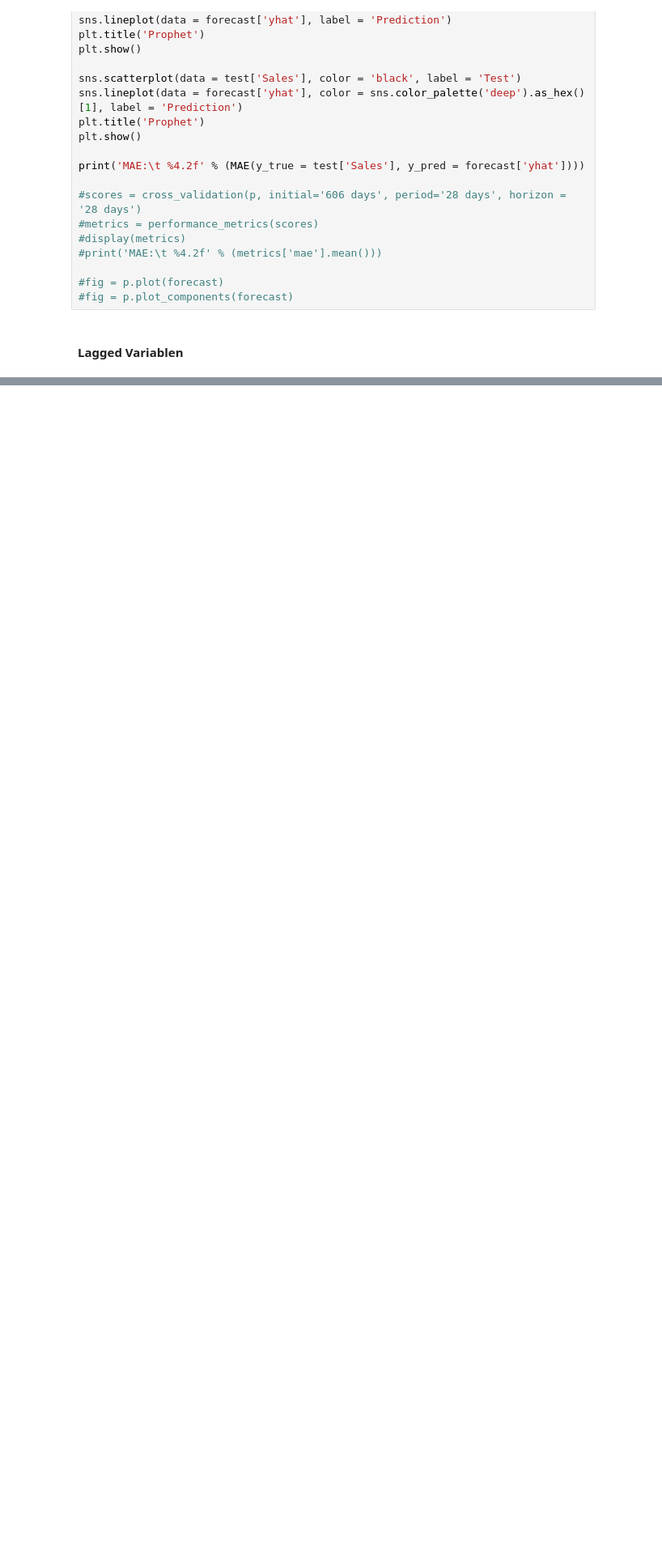
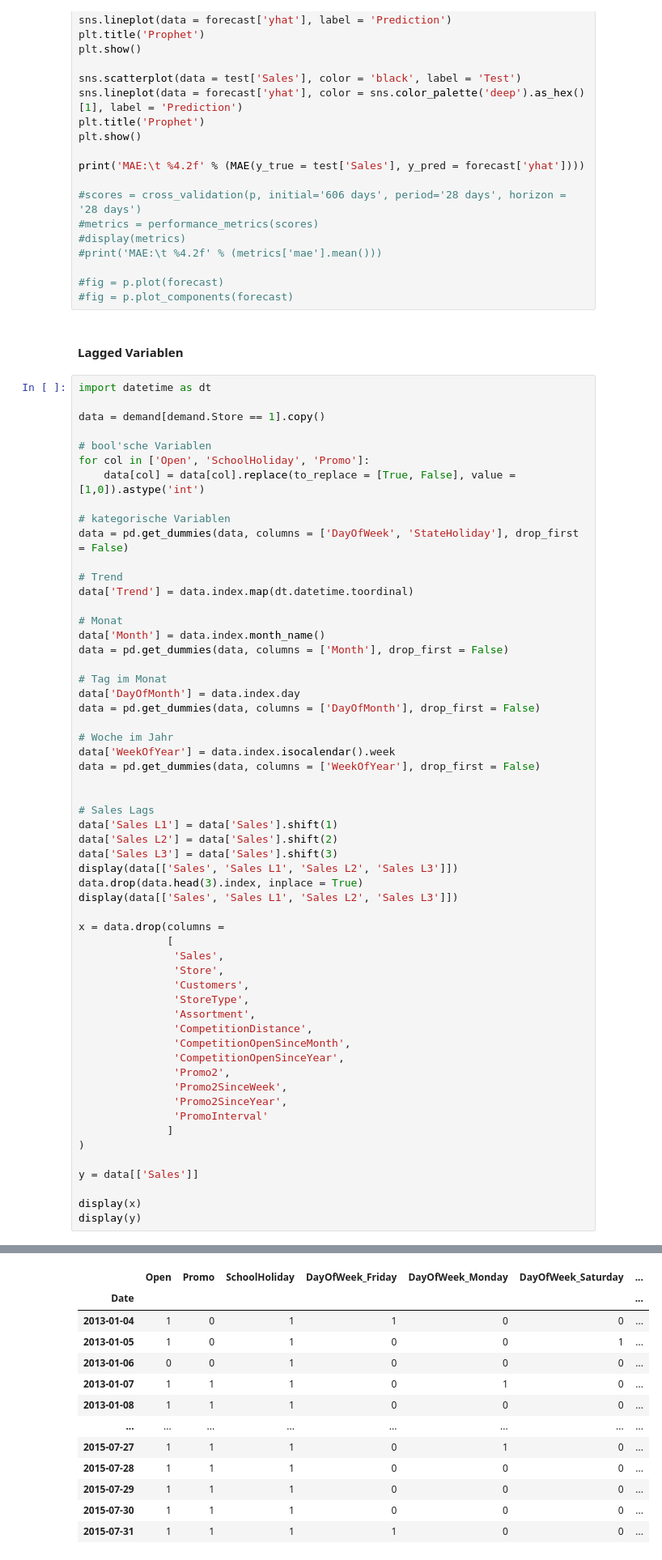
Before and after one commit to schemm/forecasting, a Jupyter notebook: RossmannStoreSales.ipynb, the cells around one changed output, grey strips where cells are left out. Shown at 81% size. Drawn from its saved outputs; the diff is of its cells as text; blank space fills up the shorter version.

Commit message:
added lagged variables

```diff
--- a/RossmannStoreSales.ipynb
+++ b/RossmannStoreSales.ipynb
@@ -459,3 +459,61 @@ print('MAE:\t %4.2f' % (MAE(y_true = test['Sales'], y_pred = forecast['yhat'])))
 #fig = p.plot_components(forecast)
 # %% [markdown]
 #### Lagged Variablen
+# %%
+import datetime as dt
+
+data = demand[demand.Store == 1].copy()
+
+# bool'sche Variablen
+for col in ['Open', 'SchoolHoliday', 'Promo']:
+    data[col] = data[col].replace(to_replace = [True, False], value = [1,0]).astype('int')
+
+# kategorische Variablen
+data = pd.get_dummies(data, columns = ['DayOfWeek', 'StateHoliday'], drop_first = False)
+
+# Trend
+data['Trend'] = data.index.map(dt.datetime.toordinal)
+
+# Monat
+data['Month'] = data.index.month_name()
+data = pd.get_dummies(data, columns = ['Month'], drop_first = False)
+
+# Tag im Monat
+data['DayOfMonth'] = data.index.day
+data = pd.get_dummies(data, columns = ['DayOfMonth'], drop_first = False)
+
+# Woche im Jahr
+data['WeekOfYear'] = data.index.isocalendar().week
+data = pd.get_dummies(data, columns = ['WeekOfYear'], drop_first = False)
+
+
+# Sales Lags
+data['Sales L1'] = data['Sales'].shift(1)
+data['Sales L2'] = data['Sales'].shift(2)
+data['Sales L3'] = data['Sales'].shift(3)
+display(data[['Sales', 'Sales L1', 'Sales L2', 'Sales L3']])
+data.drop(data.head(3).index, inplace = True)
+display(data[['Sales', 'Sales L1', 'Sales L2', 'Sales L3']])
+
+x = data.drop(columns =
+              [
+               'Sales',
+               'Store',
+               'Customers',
+               'StoreType',
+               'Assortment',
+               'CompetitionDistance',
+               'CompetitionOpenSinceMonth',
+               'CompetitionOpenSinceYear',
+               'Promo2',
+               'Promo2SinceWeek',
+               'Promo2SinceYear',
+               'PromoInterval'
+              ]
+)
+
+y = data[['Sales']]
+
+display(x)
+display(y)
+# %% [output]
@@ -461,0 +548,13 @@ print('MAE:\t %4.2f' % (MAE(y_true = test['Sales'], y_pred = forecast['yhat'])))
+|  | Open | Promo | SchoolHoliday | DayOfWeek_Friday | DayOfWeek_Monday | DayOfWeek_Saturday | ... |
+| Date |  |  |  |  |  |  | ... |
+| 2013-01-04 | 1 | 0 | 1 | 1 | 0 | 0 | ... |
+| 2013-01-05 | 1 | 0 | 1 | 0 | 0 | 1 | ... |
+| 2013-01-06 | 0 | 0 | 1 | 0 | 0 | 0 | ... |
+| 2013-01-07 | 1 | 1 | 1 | 0 | 1 | 0 | ... |
+| 2013-01-08 | 1 | 1 | 1 | 0 | 0 | 0 | ... |
+| ... | ... | ... | ... | ... | ... | ... | ... |
+| 2015-07-27 | 1 | 1 | 1 | 0 | 1 | 0 | ... |
+| 2015-07-28 | 1 | 1 | 1 | 0 | 0 | 0 | ... |
+| 2015-07-29 | 1 | 1 | 1 | 0 | 0 | 0 | ... |
+| 2015-07-30 | 1 | 1 | 1 | 0 | 0 | 0 | ... |
+| 2015-07-31 | 1 | 1 | 1 | 1 | 0 | 0 | ... |
```
Also changed, not shown: parts of 2 cells of this notebook.
